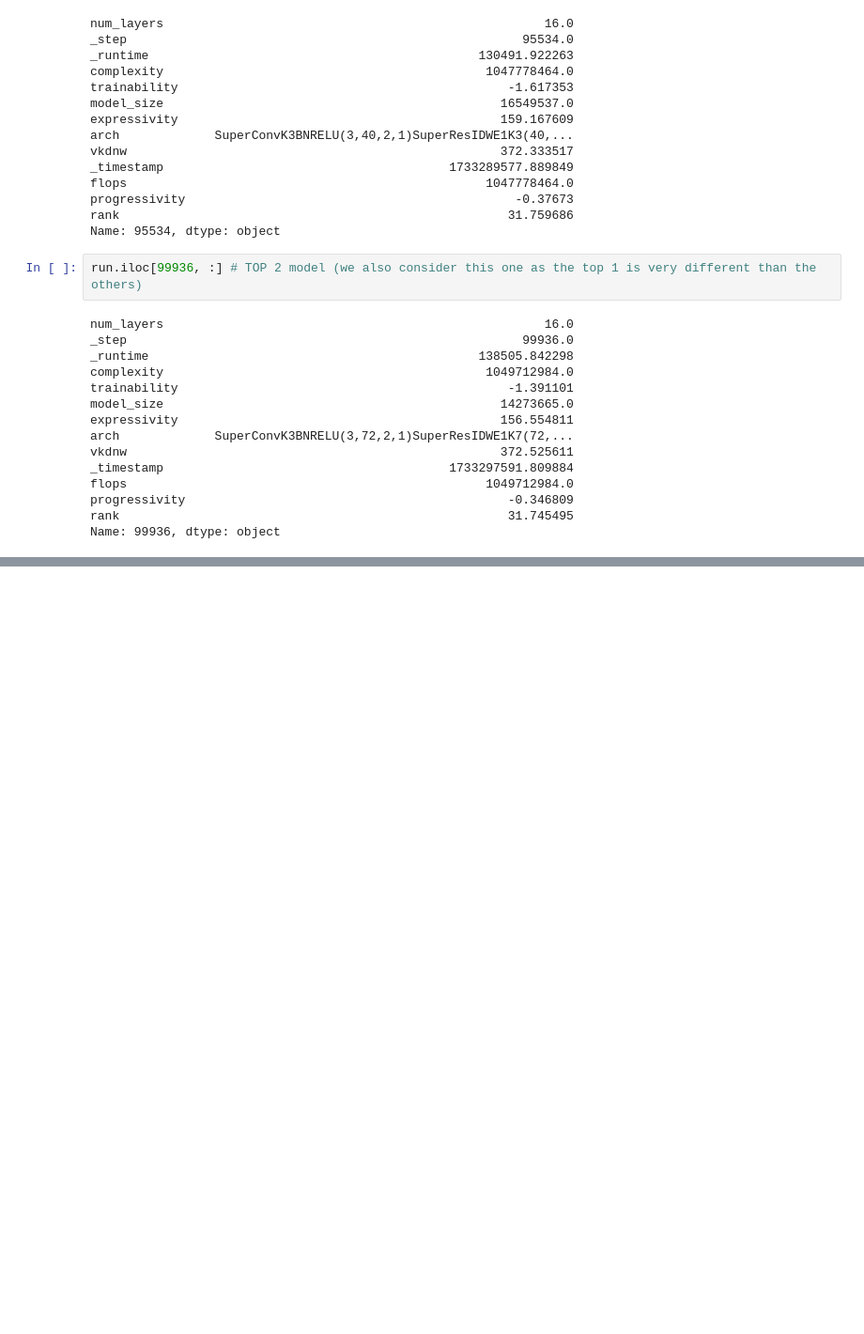
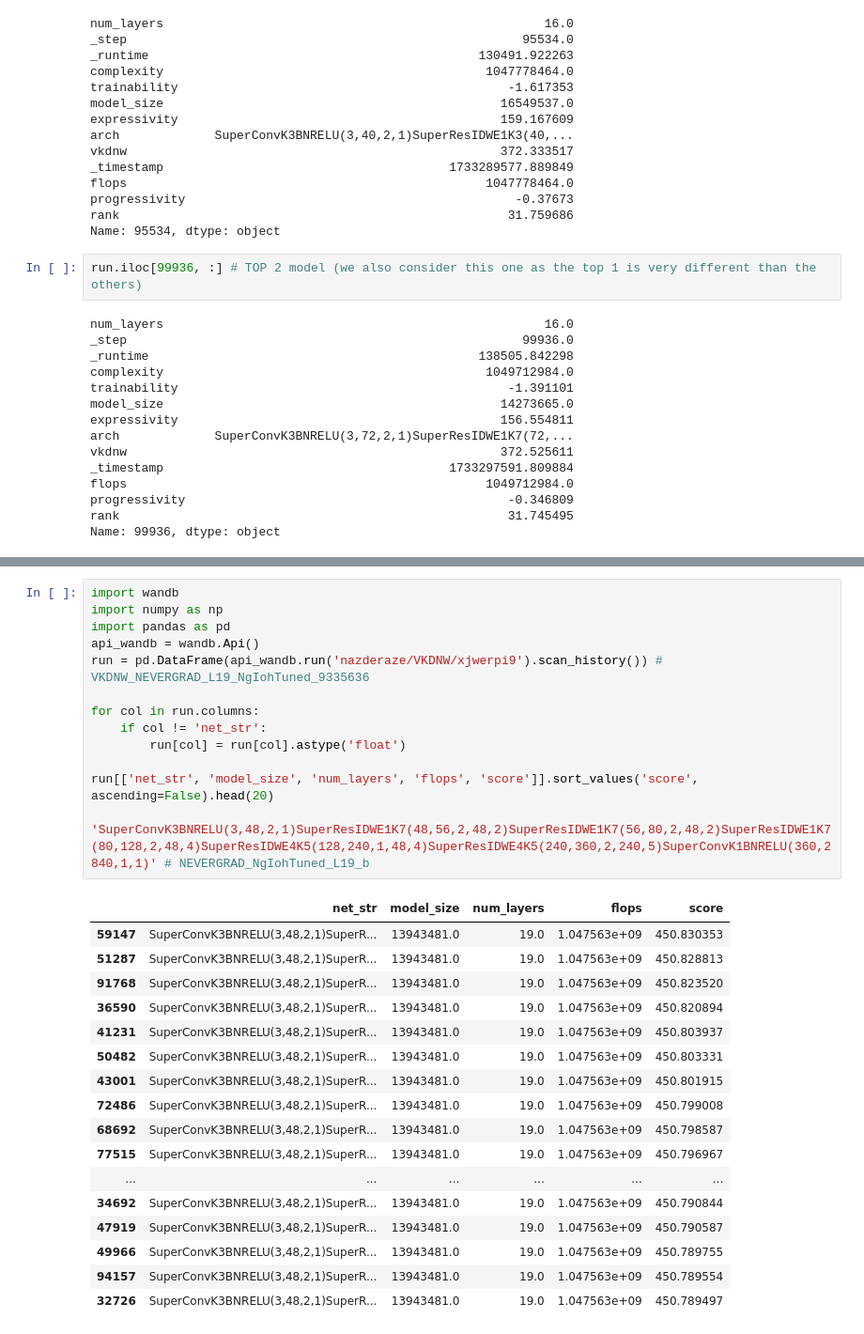
Before and after one commit to ondratybl/VKDNW, a Jupyter notebook: NB201/tss_choose_best.ipynb, the cells around one changed output, grey strips where cells are left out. Shown at 94% size. Saved outputs shown, nothing was run; the diff lists cells and outputs as text; blank space fills up the shorter version.

```diff
--- a/NB201/tss_choose_best.ipynb
+++ b/NB201/tss_choose_best.ipynb
@@ -1100,0 +1135,32 @@ Name: 99936, dtype: object
+# %%
+import wandb
+import numpy as np
+import pandas as pd
+api_wandb = wandb.Api()
+run = pd.DataFrame(api_wandb.run('nazderaze/VKDNW/xjwerpi9').scan_history()) # VKDNW_NEVERGRAD_L19_NgIohTuned_9335636
+
+for col in run.columns:
+    if col != 'net_str':
+        run[col] = run[col].astype('float')
+
+run[['net_str', 'model_size', 'num_layers', 'flops', 'score']].sort_values('score', ascending=False).head(20)
+
+'SuperConvK3BNRELU(3,48,2,1)SuperResIDWE1K7(48,56,2,48,2)SuperResIDWE1K7(56,80,2,48,2)SuperResIDWE1K7(80,128,2,48,4)SuperResIDWE4K5(128,240,1,48,4)SuperResIDWE4K5(240,360,2,240,5)SuperConvK1BNRELU(360,2840,1,1)' # NEVERGRAD_NgIohTuned_L19_b
+# %% [output]
+|  | net_str | model_size | num_layers | flops | score |
+| 59147 | SuperConvK3BNRELU(3,48,2,1)SuperR... | 13943481.0 | 19.0 | 1.047563e+09 | 450.830353 |
+| 51287 | SuperConvK3BNRELU(3,48,2,1)SuperR... | 13943481.0 | 19.0 | 1.047563e+09 | 450.828813 |
+| 91768 | SuperConvK3BNRELU(3,48,2,1)SuperR... | 13943481.0 | 19.0 | 1.047563e+09 | 450.823520 |
+| 36590 | SuperConvK3BNRELU(3,48,2,1)SuperR... | 13943481.0 | 19.0 | 1.047563e+09 | 450.820894 |
+| 41231 | SuperConvK3BNRELU(3,48,2,1)SuperR... | 13943481.0 | 19.0 | 1.047563e+09 | 450.803937 |
+| 50482 | SuperConvK3BNRELU(3,48,2,1)SuperR... | 13943481.0 | 19.0 | 1.047563e+09 | 450.803331 |
+| 43001 | SuperConvK3BNRELU(3,48,2,1)SuperR... | 13943481.0 | 19.0 | 1.047563e+09 | 450.801915 |
+| 72486 | SuperConvK3BNRELU(3,48,2,1)SuperR... | 13943481.0 | 19.0 | 1.047563e+09 | 450.799008 |
+| 68692 | SuperConvK3BNRELU(3,48,2,1)SuperR... | 13943481.0 | 19.0 | 1.047563e+09 | 450.798587 |
+| 77515 | SuperConvK3BNRELU(3,48,2,1)SuperR... | 13943481.0 | 19.0 | 1.047563e+09 | 450.796967 |
+| ... | ... | ... | ... | ... | ... |
+| 34692 | SuperConvK3BNRELU(3,48,2,1)SuperR... | 13943481.0 | 19.0 | 1.047563e+09 | 450.790844 |
+| 47919 | SuperConvK3BNRELU(3,48,2,1)SuperR... | 13943481.0 | 19.0 | 1.047563e+09 | 450.790587 |
+| 49966 | SuperConvK3BNRELU(3,48,2,1)SuperR... | 13943481.0 | 19.0 | 1.047563e+09 | 450.789755 |
+| 94157 | SuperConvK3BNRELU(3,48,2,1)SuperR... | 13943481.0 | 19.0 | 1.047563e+09 | 450.789554 |
+| 32726 | SuperConvK3BNRELU(3,48,2,1)SuperR... | 13943481.0 | 19.0 | 1.047563e+09 | 450.789497 |
```
Also changed, not shown: parts of 3 cells of this notebook, 1 other file.
